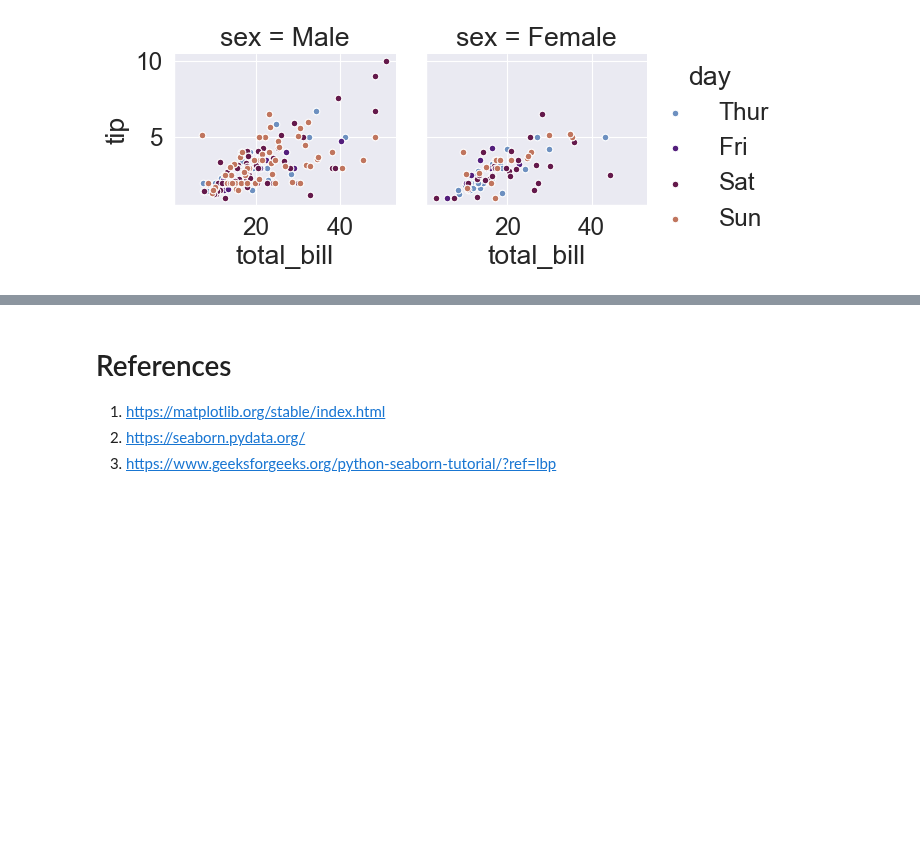
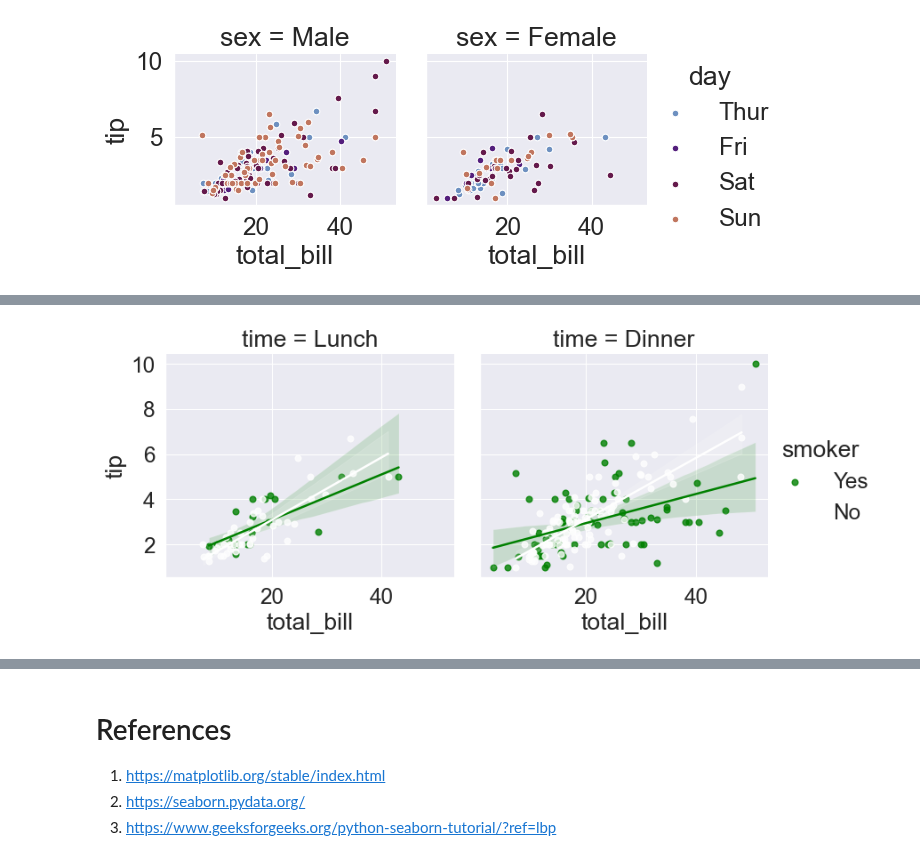
Before and after one commit to arunp77/Python-programming, a Jupyter notebook: Python-fundamental/Matplotlib.ipynb, the cells around one changed output, grey strips where cells are left out. Cells and saved outputs as stored; diff of their text form; code cells hidden in the pictures; blank space fills up the shorter version.

```diff
--- a/Python-fundamental/Matplotlib.ipynb
+++ b/Python-fundamental/Matplotlib.ipynb
@@ -1500,0 +1555,13 @@ plt.show()
+# %%
+# loading of a dataframe from seaborn
+df = sns.load_dataset('tips')
+
+############# Main Section         #############
+# Form a facetgrid using columns with a hue
+ax = sns.FacetGrid(df, col ='time', hue ='smoker', height=4, aspect=1)
+# map the above form facetgrid with some attributes
+ax.map(sns.regplot, "total_bill", "tip").add_legend()
+# show the object
+plt.show()
+# %% [output]
+[figure, added]
```
Also changed, not shown: parts of 9 cells of this notebook.
